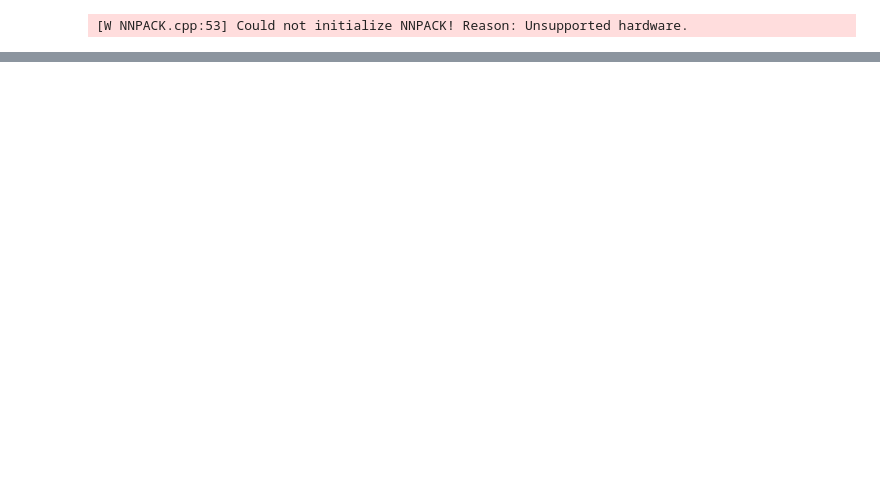
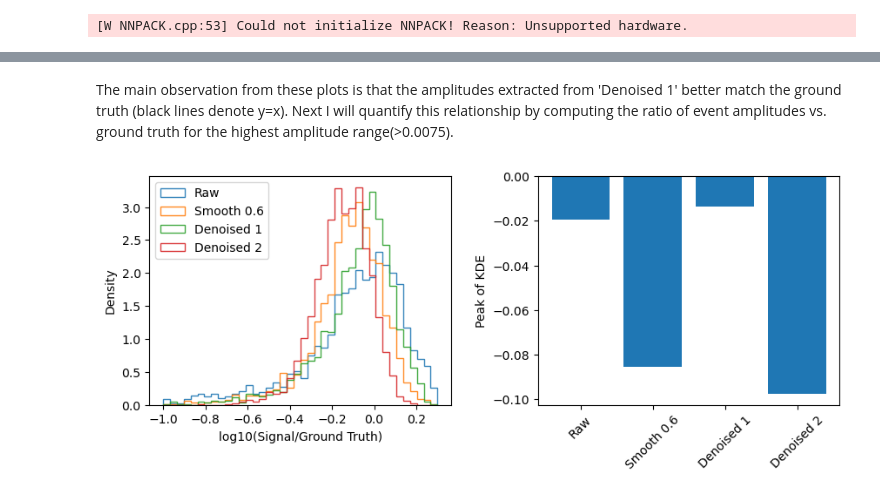
Before and after one commit to rmodosantos/DeepDenoise, a Jupyter notebook: notebooks/Test_models.ipynb, the cells around one changed output, grey strips where cells are left out. Drawn from its saved outputs; the diff is of its cells as text; code cells hidden in the pictures; blank space fills up the shorter version.

```diff
--- a/notebooks/Test_models.ipynb
+++ b/notebooks/Test_models.ipynb
@@ -338,3 +64,0 @@ for name in select_names:
-# %%
-for i in range(len(peaks_deconv)):
-	print(np.shape(peaks_deconv[i]))
@@ -523,0 +402,17 @@ plt.show()
+# %%
+#histograms of Trise of processed signals
+hist_trise = []
+bins_trise = np.arange(0.5,6.5,1)/SampRate
+
+for i,trise in enumerate(trise_deconv):
+    hist,bins = np.histogram(trise/5,bins=bins_trise)
+    hist_trise.append(hist/len(trise))
+
+#plot histograms
+for trise in hist_trise:
+    plt.plot(bins_trise[:-1]+0.1,trise,marker='.',ms=8)
+
+plt.legend(select_names)
+plt.xlabel('Trise (s)')
+plt.ylabel('Probability')
+plt.show()
@@ -523,0 +453,38 @@ plt.show()
+# %% [markdown]
+The main observation from these plots is that the amplitudes extracted from 'Denoised 1' better match the ground truth (black lines denote y=x). Next I will quantify this relationship by computing the ratio of event amplitudes vs. ground truth for the highest amplitude range(>0.0075).
+# %%
+from scipy.stats import linregress
+
+fig,ax = plt.subplots(1,2,figsize=(9,4))
+
+high_ratio = []
+
+for i,name in enumerate(select_names[1:]):
+    amp_signal = deconv_signals[name][peaks_deconv[0]]
+    ind0 = amp_signal>0
+    amp_signal = amp_signal[ind0]
+    amp_gt = amps_deconv[0][ind0]
+
+    high_gt = amp_gt>=0.005
+
+    hr = np.log10(amp_signal[high_gt]/amp_gt[high_gt])
+    #hr = amp_signal[high_gt]/amp_gt[high_gt]
+    ax[0].hist(hr,histtype='step',alpha=0.9,bins=40,range=(-1,0.3),density=True,label=name)
+
+    #calculate mode using kernel density estimate
+    kde = gaussian_kde(hr)
+    x = np.linspace(-1,0.5,1000)
+    #ax[1].plot(x,kde(x),label=name)
+
+    high_ratio.append(x[np.argmax(kde(x))])
+
+ax[0].set(xlabel='log10(Signal/Ground Truth)',ylabel='Density')
+ax[0].legend(loc=2)
+
+ax[1].bar(select_names[1:],high_ratio)
+ax[1].tick_params(axis='x',rotation=45)
+ax[1].set(ylabel='Peak of KDE')
+plt.tight_layout(pad=2)
+plt.show()
+# %% [output]
+[figure, added]
```
Also changed, not shown: parts of 79 cells of this notebook, 3 other files.
